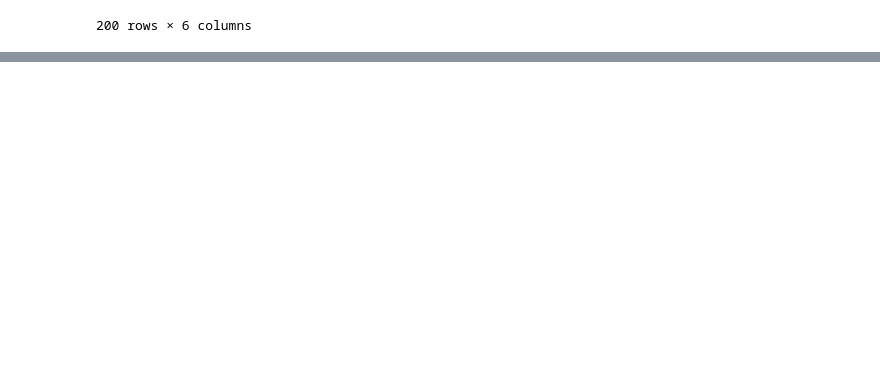
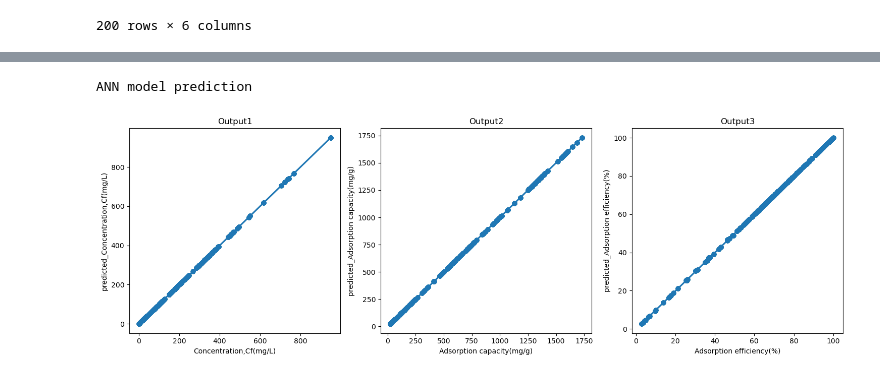
Before and after one commit to MominaAnees/sharing_github, a Jupyter notebook: ANN model of MR dye.ipynb, the cells around one changed output, grey strips where cells are left out. Saved outputs shown, nothing was run; the diff lists cells and outputs as text; code cells hidden in the pictures; blank space fills up the shorter version.

```diff
--- a/ANN model of MR dye.ipynb
+++ b/ANN model of MR dye.ipynb
@@ -119,0 +112,24 @@ plt.show()
+# %%
+import seaborn as sns
+df = pd.read_excel("predicted_data_with_inputs.xlsx")
+
+# Create subplots in one line
+fig, axes = plt.subplots(1, 3, figsize=(15, 5))  # 1 row, 3 columns for 3 plots
+
+
+sns.regplot(x='Concentration,Cf(mg/L)', y='predicted_Concentration,Cf(mg/L)', data=df, ax=axes[0])
+axes[0].set_title('Output1')
+
+sns.regplot(x='Adsorption capacity(mg/g)', y='predicted_Adsorption capacity(mg/g)', data=df, ax=axes[1])
+axes[1].set_title('Output2')
+
+sns.regplot(x='Adsorption efficiency(%)', y='predicted_Adsorption efficiency(%)', data=df, ax=axes[2])
+axes[2].set_title('Output3')
+
+print('ANN model prediction')
+plt.tight_layout()
+
+plt.show()
+# %% [output]
+ANN model prediction
+[figure, added]
```
Also changed, not shown: parts of 12 cells of this notebook.
